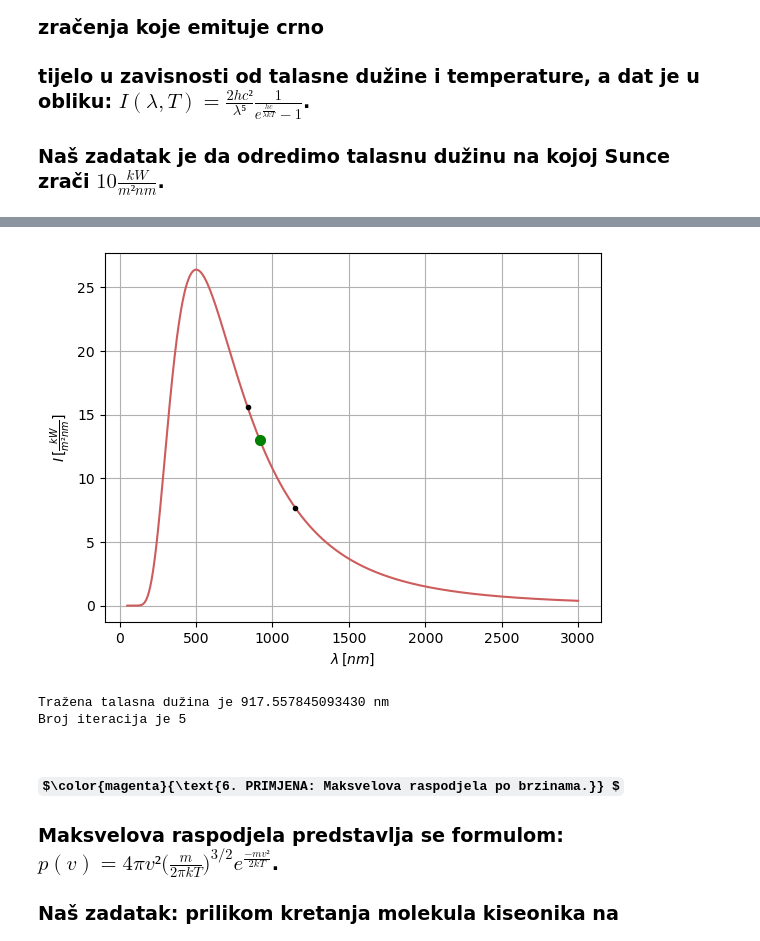
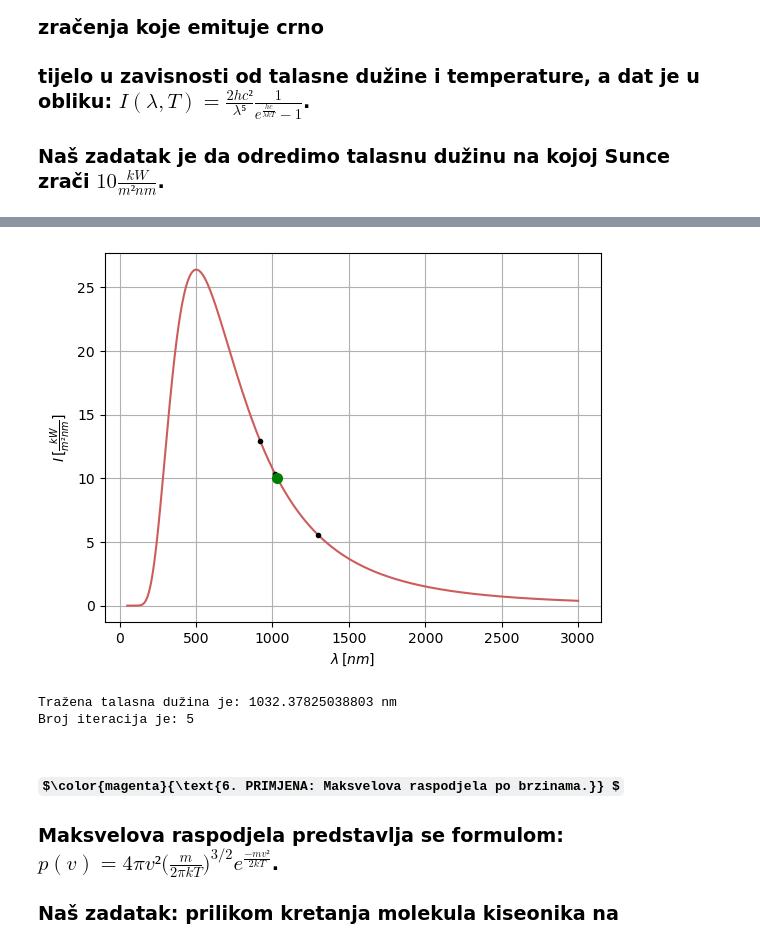
Before and after one commit to zorzeus/Numericke-metode-u-astronomiji, a Jupyter notebook: oap_01.ipynb, the cells around one changed output, grey strips where cells are left out. Cells and saved outputs as stored; diff of their text form; code cells hidden in the pictures; some formulas as TeX source.

```diff
--- a/oap_01.ipynb
+++ b/oap_01.ipynb
@@ -158,7 +215,7 @@ Broj iteracija za Njutnovu metodu je: 4
 # %%
 # Konstante koje figurišu u jednačini
 
-c = 299792458.  # brzina svijetlosti [m/s]
+c = 299792458.  # brzina svjetlosti [m/s]
 h = 6.62607004e-34  # Plankova konstanta [Js]
 e = np.exp(1)
 k = 1.38064852e-23  # Bolcmanova konstanta [J/K]
@@ -166,7 +223,7 @@ t = 5778.0  # temperatura Sunca [K]
 
 
 l = sym.Symbol('l') # talasna dužina (simbolička promjenjiva)
-f = 2 * h * c**2 / l**5 / (sym.exp(h * c / (l * k * t)) - 1) # Plankov zakon
+f = 2 * h * c ** 2/l ** 5/(sym.exp(h * c/(l * k * t)) - 1) # Plankov zakon
 f1 = sym.diff(f, l) # Izvod po simboličkoj promjenjivoj
 
 l_num = np.linspace(50e-9, 3000e-9, 1000) # numeričke vrijednosti [m]
@@ -174,45 +231,49 @@ f_num = np.zeros_like(l_num)
 
 # Računanje Plankovog zakona za svaku talasnu dužinu
 
 for p in range(0, len(l_num)):
     f_num[p] = f.subs(l, l_num[p])  # simbolički izraz -> numerički izraz
 
 plt.plot(1e9 * l_num, f_num * 1e-12, color='indianred')  # konverzija jedinica u nm i kW/m²/nm
 plt.ylabel(r'$I\,[\frac{kW}{m²nm}]$')
 plt.xlabel(r'$\lambda\,[nm]$')
 plt.grid()
 
 ###########################################################################################################
 
+# Njutnova metoda
+
 tacnost = 1e-12
-delta = 2 * tacnost
-l_trazeno = 1150e-9  # inicijalna talasna dužina [m]
-f_trazeno = 13e12  # tražena vrijednost u W/m²/m (osnovne jedinice)
+epsilon = 2 * tacnost
+l_trazeno = 1300e-9  # inicijalna talasna dužina [m]
+f_trazeno = 10e12  # tražena vrijednost u W/m²/m (osnovne jedinice)
 
 broj_iteracija = 0
-while np.abs(delta) > tacnost:
+while np.abs(epsilon) > tacnost:
     broj_iteracija += 1
 
     # Njutnov metod
+
     ff = f.subs(l, l_trazeno) - f_trazeno
     fprim = f1.subs(l, l_trazeno)
-    delta = ff / fprim
+    epsilon = ff / fprim
 
     # Prikaz svake iteracije
+
     plt.plot(1e9 * l_trazeno, (ff + f_trazeno) * 1e-12, 'o', color='black', markersize=3)
-
-    l_trazeno = l_trazeno - delta  # ažuriranje tražene vrednosti
+    l_trazeno = l_trazeno - epsilon  # ažuriranje promjenjive
 
 # Završno plotovanje konačne tačke
+
 plt.plot(1e9 * l_trazeno, (ff + f_trazeno) * 1e-12, 'o', color='green', markersize=7)
 plt.show()
 
-print('Tražena talasna dužina je', l_trazeno * 1e9, 'nm')
-print('Broj iteracija je', broj_iteracija)
+print('Tražena talasna dužina je:', l_trazeno * 1e9, 'nm')
+print('Broj iteracija je:', broj_iteracija)
 # %% [output]
-[figure, old version]
+[figure, new version]
-Tražena talasna dužina je 917.557845093430 nm
-Broj iteracija je 5
+Tražena talasna dužina je: 1032.37825038803 nm
+Broj iteracija je: 5
 # %% [markdown]
 ### $\color{magenta}{\text{6. PRIMJENA: Maksvelova raspodjela po brzinama.}} $
 ### Maksvelova raspodjela predstavlja se formulom: $p(v)=4\pi v²\big(\frac{m}{2\pi k T}\big)^{3/2}e^{\frac{-mv²}{2kT}}$.
```
Also changed, not shown: parts of 22 cells of this notebook.
